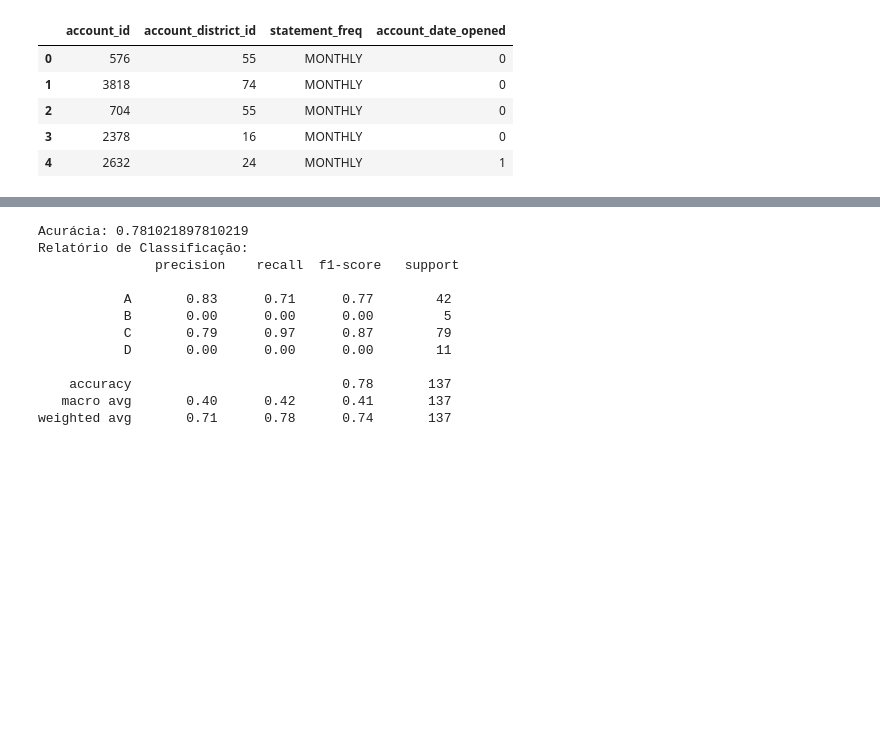
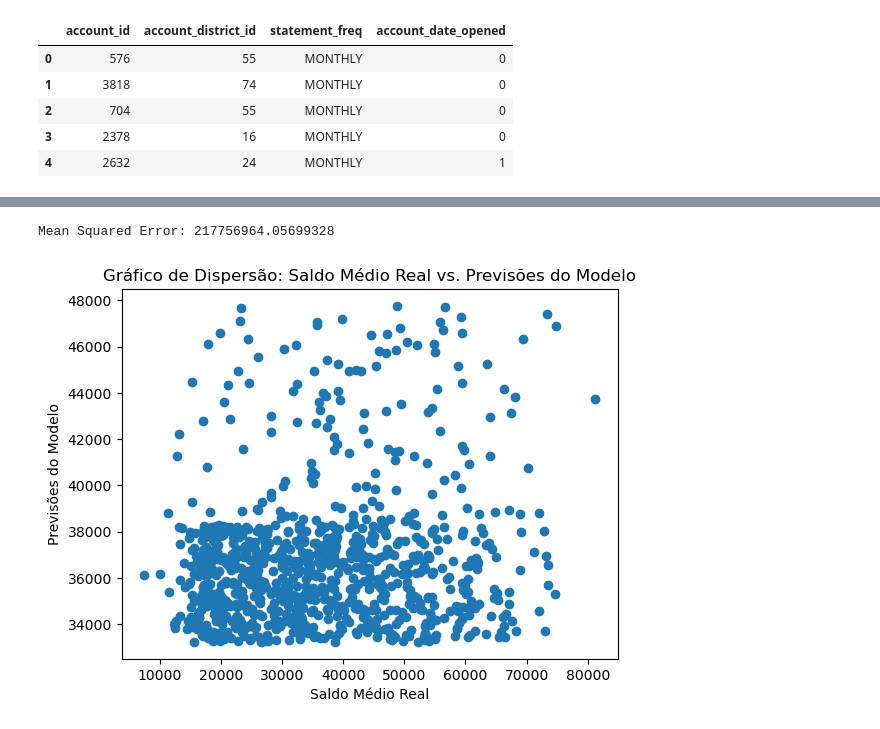
Before and after one commit to Jerry-523/PKDD-99-Discovery-Challenge, a Jupyter notebook: Challenge_2.ipynb, the cells around one changed output, grey strips where cells are left out. Cells and saved outputs as stored; diff of their text form; code cells hidden in the pictures; blank space fills up the shorter version.

```diff
--- a/Challenge_2.ipynb
+++ b/Challenge_2.ipynb
@@ -286,17 +210,0 @@ predictions = model.predict(X_test)
-# %%
-# Avaliando o desempenho do modelo
-print("Acurácia:", accuracy_score(y_test, predictions))
-print("Relatório de Classificação:\n", classification_report(y_test, predictions))
-# %% [output]
-Acurácia: 0.781021897810219
-Relatório de Classificação:
-               precision    recall  f1-score   support
-
-           A       0.83      0.71      0.77        42
-           B       0.00      0.00      0.00         5
-           C       0.79      0.97      0.87        79
-           D       0.00      0.00      0.00        11
-
-    accuracy                           0.78       137
-   macro avg       0.40      0.42      0.41       137
-weighted avg       0.71      0.78      0.74       137
@@ -302,0 +214,48 @@ weighted avg       0.71      0.78      0.74       137
+# %%
+import pandas as pd
+from sklearn.model_selection import train_test_split
+from sklearn.linear_model import LinearRegression
+from sklearn.metrics import mean_squared_error
+from sklearn.preprocessing import StandardScaler
+
+
+trans = trans.drop('Unnamed: 0', axis=1, errors='ignore')
+
+trans.fillna(0, inplace=True)
+
+saldo_medio_por_conta = trans.groupby('account_id')['balance'].mean().reset_index()
+
+X = saldo_medio_por_conta[['account_id']]  # Use 'account_id' como exemplo de variável independente
+y = saldo_medio_por_conta['balance']  # Variável dependente
+
+X_train, X_test, y_train, y_test = train_test_split(X, y, test_size=0.2, random_state=42)
+
+# Padronizar as variáveis independentes
+scaler = StandardScaler()
+X_train_scaled = scaler.fit_transform(X_train)
+X_test_scaled = scaler.transform(X_test)
+
+# Crie e treine o modelo de regressão linear
+model = LinearRegression()
+model.fit(X_train_scaled, y_train)
+
+# Faça previsões no conjunto de teste
+predictions = model.predict(X_test_scaled)
+
+# Avalie o desempenho do modelo
+mse = mean_squared_error(y_test, predictions)
+print(f'Mean Squared Error: {mse}')
+# %% [output]
+Mean Squared Error: 217756964.05699328
+# %%
+#Grafico de Despersao
+
+import matplotlib.pyplot as plt
+
+plt.scatter(y_test, predictions)
+plt.xlabel('Saldo Médio Real')
+plt.ylabel('Previsões do Modelo')
+plt.title('Gráfico de Dispersão: Saldo Médio Real vs. Previsões do Modelo')
+plt.show()
+# %% [output]
+[figure, added]
```
Also changed, not shown: parts of 19 cells of this notebook.
